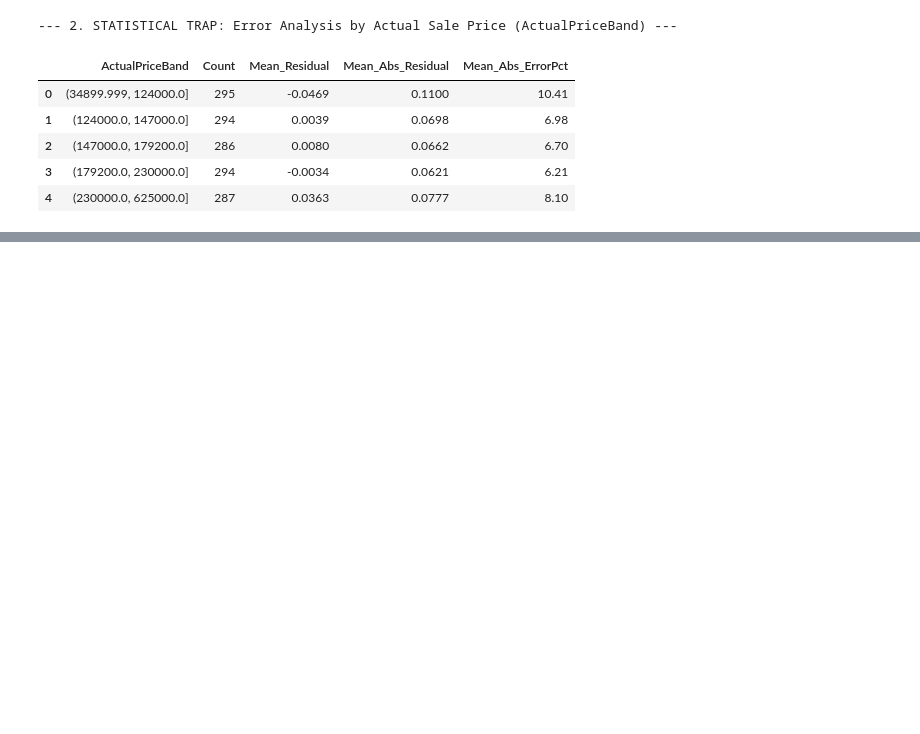
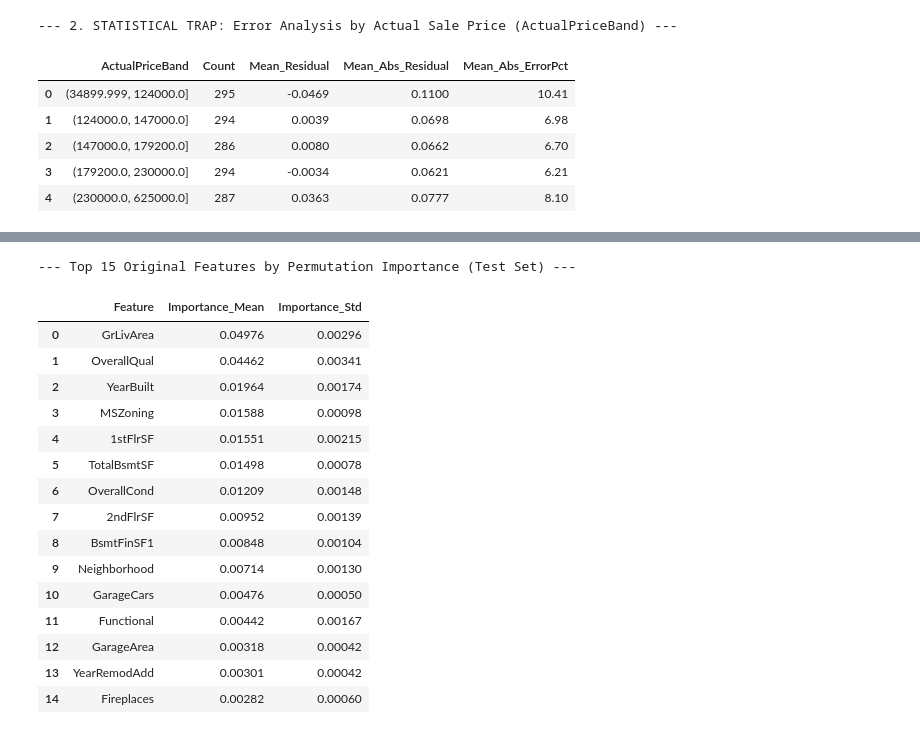
Before and after one commit to lucadani7/HousePricePrediction, a Jupyter notebook: backend/notebooks/04_error_analysis.ipynb, the cells around one changed output, grey strips where cells are left out. Cells and saved outputs as stored; diff of their text form; code cells hidden in the pictures; blank space fills up the shorter version.

```diff
--- a/backend/notebooks/04_error_analysis.ipynb
+++ b/backend/notebooks/04_error_analysis.ipynb
@@ -138,0 +254,57 @@ display(actual_band_errors)
+# %%
+# 1. Split data into train and test sets (evaluating importance on unseen test data)
+X_train, X_test, y_train, y_test = train_test_split(X, y, test_size=0.2, random_state=RANDOM_STATE)
+
+# 2. Fit the Lasso pipeline on the training split
+lasso_split = build_lasso_pipeline()
+lasso_split.fit(X_train, y_train)
+
+# 3. Compute permutation importance on the test set
+# Using negative RMSE so that higher importance values represent a larger drop in performance
+perm_result = permutation_importance(
+    lasso_split,
+    X_test,
+    y_test,
+    scoring="neg_root_mean_squared_error",
+    n_repeats=5,
+    random_state=RANDOM_STATE,
+    n_jobs=-1,
+)
+
+# 4. Build a summary DataFrame for original features
+perm_importance_df = pd.DataFrame({
+    "Feature": X.columns,
+    "Importance_Mean": perm_result.importances_mean,
+    "Importance_Std": perm_result.importances_std,
+})
+
+# 5. Sort by highest importance first and format for display
+top_15_perm = (
+    perm_importance_df.sort_values(by="Importance_Mean", ascending=False)
+    .head(15)
+    .reset_index(drop=True)
+)
+
+top_15_perm["Importance_Mean"] = top_15_perm["Importance_Mean"].round(5)
+top_15_perm["Importance_Std"] = top_15_perm["Importance_Std"].round(5)
+
+print("--- Top 15 Original Features by Permutation Importance (Test Set) ---")
+display(top_15_perm)
+# %% [output]
+--- Top 15 Original Features by Permutation Importance (Test Set) ---
+|  | Feature | Importance_Mean | Importance_Std |
+| 0 | GrLivArea | 0.04976 | 0.00296 |
+| 1 | OverallQual | 0.04462 | 0.00341 |
+| 2 | YearBuilt | 0.01964 | 0.00174 |
+| 3 | MSZoning | 0.01588 | 0.00098 |
+| 4 | 1stFlrSF | 0.01551 | 0.00215 |
+| 5 | TotalBsmtSF | 0.01498 | 0.00078 |
+| 6 | OverallCond | 0.01209 | 0.00148 |
+| 7 | 2ndFlrSF | 0.00952 | 0.00139 |
+| 8 | BsmtFinSF1 | 0.00848 | 0.00104 |
+| 9 | Neighborhood | 0.00714 | 0.00130 |
+| 10 | GarageCars | 0.00476 | 0.00050 |
+| 11 | Functional | 0.00442 | 0.00167 |
+| 12 | GarageArea | 0.00318 | 0.00042 |
+| 13 | YearRemodAdd | 0.00301 | 0.00042 |
+| 14 | Fireplaces | 0.00282 | 0.00060 |
```
Also changed, not shown: parts of 4 cells of this notebook.
